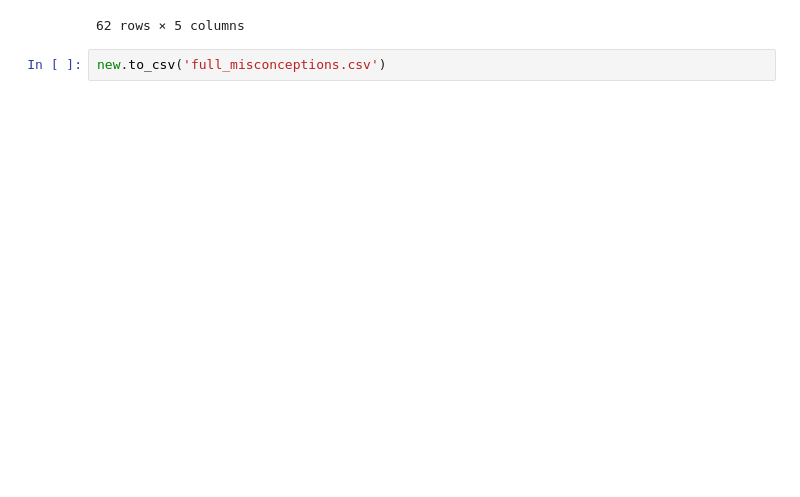
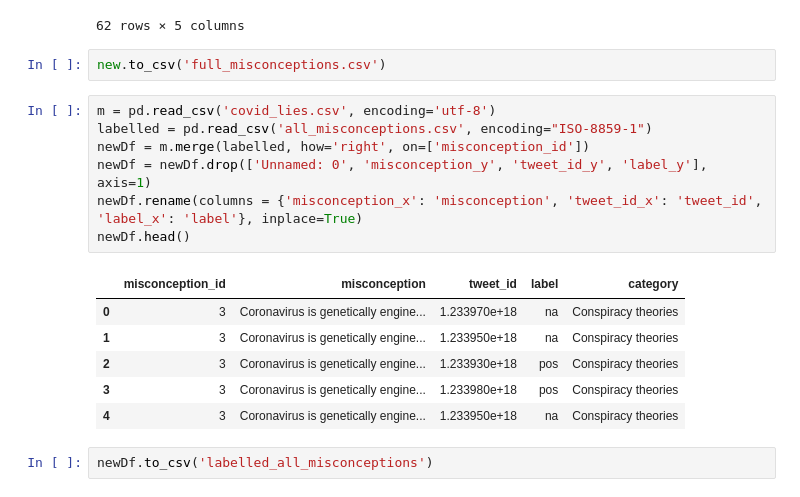
Before and after one commit to harvey-cash/covid-rumours, a Jupyter notebook: IFCN Dataset.ipynb, the cells around one changed output. Saved outputs shown, nothing was run; the diff lists cells and outputs as text; blank space fills up the shorter version.

```diff
--- a/IFCN Dataset.ipynb
+++ b/IFCN Dataset.ipynb
@@ -37,3 +37,19 @@ new
 62 rows × 5 columns
 # %%
 new.to_csv('full_misconceptions.csv')
+# %%
+m = pd.read_csv('covid_lies.csv', encoding='utf-8')
+labelled = pd.read_csv('all_misconceptions.csv', encoding="ISO-8859-1")
+newDf = m.merge(labelled, how='right', on=['misconception_id'])
+newDf = newDf.drop(['Unnamed: 0', 'misconception_y', 'tweet_id_y', 'label_y'], axis=1)
+newDf.rename(columns = {'misconception_x': 'misconception', 'tweet_id_x': 'tweet_id', 'label_x': 'label'}, inplace=True)
+newDf.head()
+# %% [output]
+|  | misconception_id | misconception | tweet_id | label | category |
+| 0 | 3 | Coronavirus is genetically engine... | 1.233970e+18 | na | Conspiracy theories |
+| 1 | 3 | Coronavirus is genetically engine... | 1.233950e+18 | na | Conspiracy theories |
+| 2 | 3 | Coronavirus is genetically engine... | 1.233930e+18 | pos | Conspiracy theories |
+| 3 | 3 | Coronavirus is genetically engine... | 1.233980e+18 | pos | Conspiracy theories |
+| 4 | 3 | Coronavirus is genetically engine... | 1.233950e+18 | na | Conspiracy theories |
+# %%
+newDf.to_csv('labelled_all_misconceptions')
```
Also changed, not shown: parts of 1 cell of this notebook, 2 other files.
